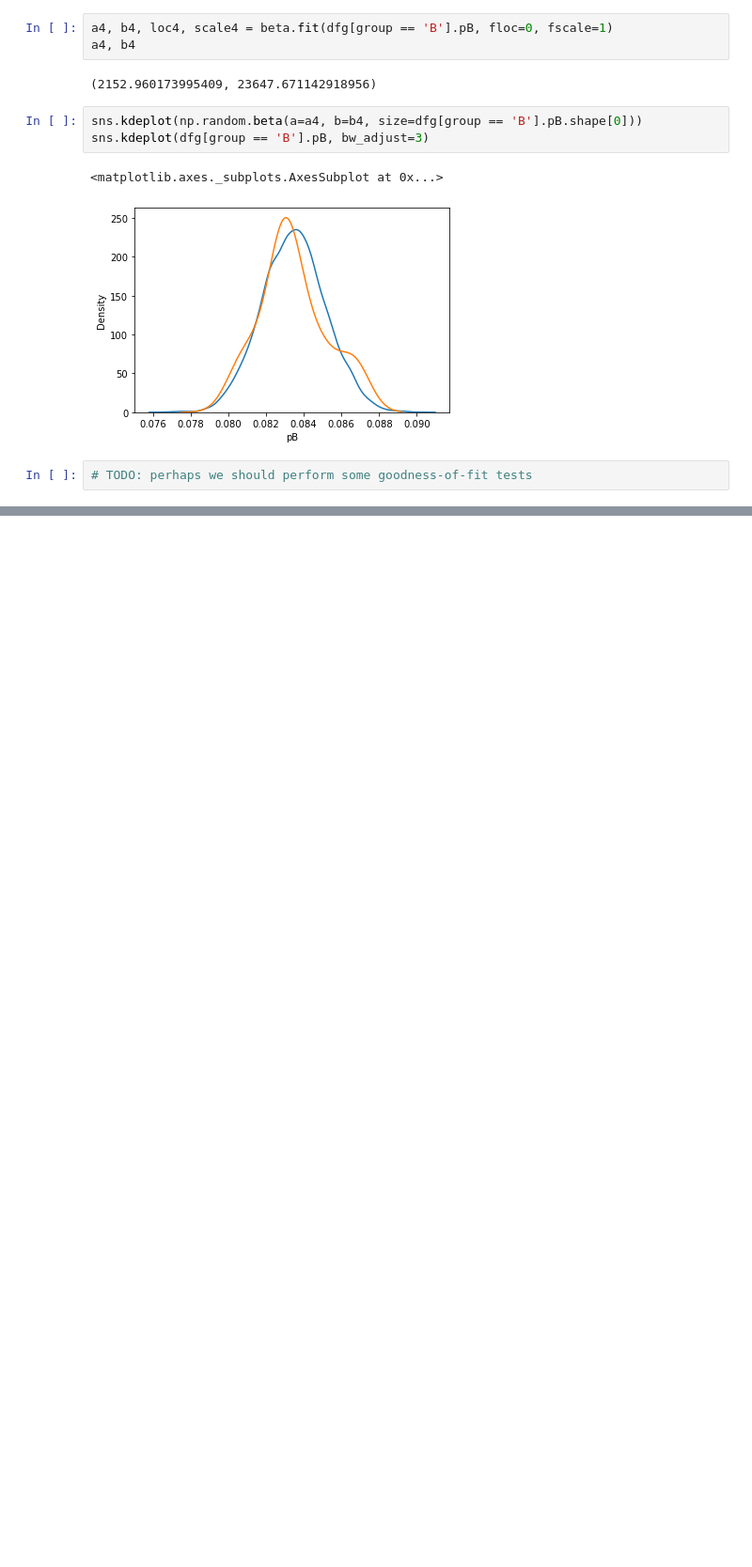
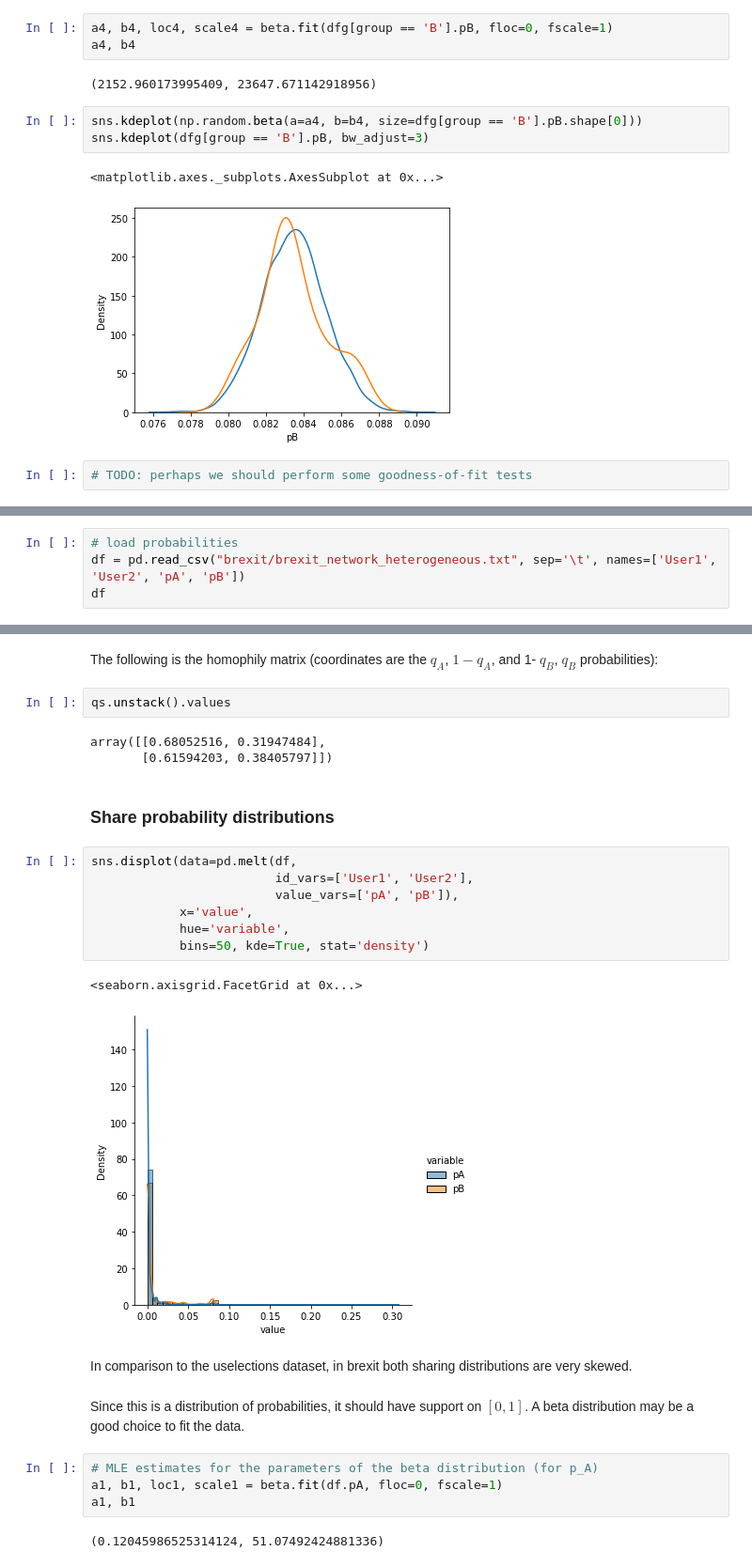
Before and after one commit to jfinocchiaro/long-term-fair-mdps, a Jupyter notebook: political-influence/probability_sharing_distributions.ipynb, the cells around one changed output, grey strips where cells are left out. Shown at 94% size. Saved outputs shown, nothing was run; the diff lists cells and outputs as text; blank space fills up the shorter version.

Commit message:
repeat analysis on brexit dataset

```diff
--- a/political-influence/probability_sharing_distributions.ipynb
+++ b/political-influence/probability_sharing_distributions.ipynb
@@ -234,0 +283,4 @@ sns.kdeplot(dfg[group == 'B'].pB, bw_adjust=3)
+# %%
+# load probabilities
+df = pd.read_csv("brexit/brexit_network_heterogeneous.txt", sep='\t', names=['User1', 'User2', 'pA', 'pB'])
+df
@@ -234,0 +390,29 @@ sns.kdeplot(dfg[group == 'B'].pB, bw_adjust=3)
+# %% [markdown]
+The following is the homophily matrix (coordinates are the $q_A$, $1-q_A$, and 1- $q_B$, $q_B$ probabilities):
+# %%
+qs.unstack().values
+# %% [output]
+array([[0.68052516, 0.31947484],
+       [0.61594203, 0.38405797]])
+# %% [markdown]
+### Share probability distributions
+# %%
+sns.displot(data=pd.melt(df,
+                         id_vars=['User1', 'User2'],
+                         value_vars=['pA', 'pB']),
+            x='value',
+            hue='variable',
+            bins=50, kde=True, stat='density')
+# %% [output]
+<seaborn.axisgrid.FacetGrid at 0x...>
+[figure, added]
+# %% [markdown]
+In comparison to the uselections dataset, in brexit both sharing distributions are very skewed.
+# %% [markdown]
+Since this is a distribution of probabilities, it should have support on $[0,1]$. A beta distribution may be a good choice to fit the data.
+# %%
+# MLE estimates for the parameters of the beta distribution (for p_A)
+a1, b1, loc1, scale1 = beta.fit(df.pA, floc=0, fscale=1)
+a1, b1
+# %% [output]
+(0.12045986525314124, 51.07492424881336)
```
Also changed, not shown: parts of 55 cells of this notebook.
